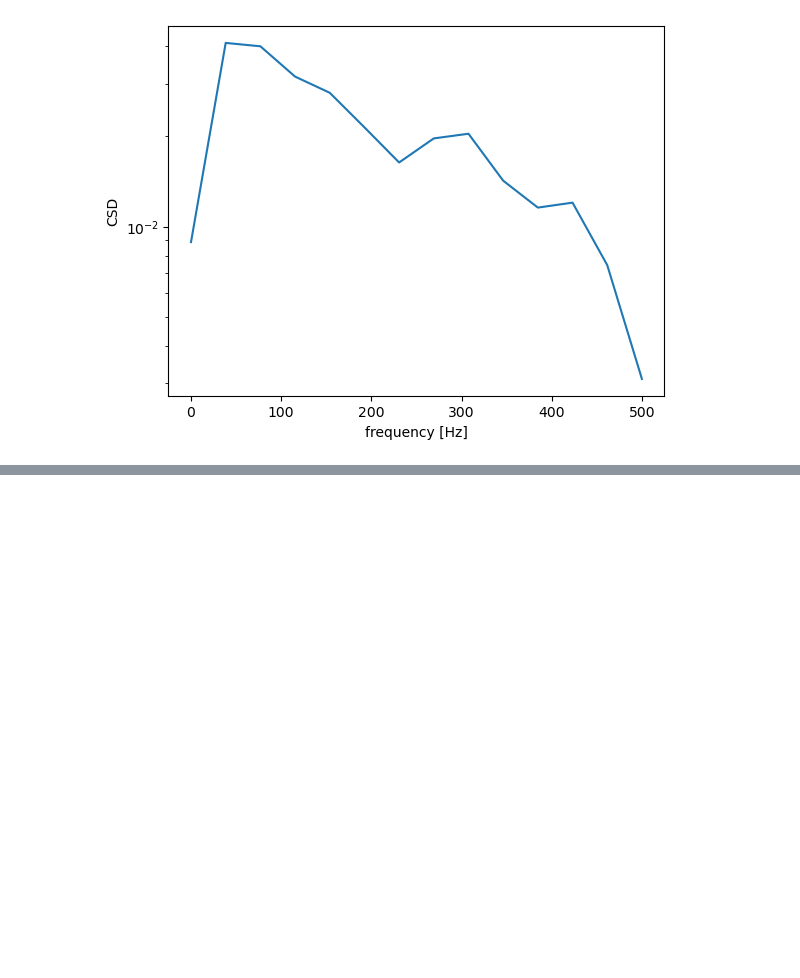
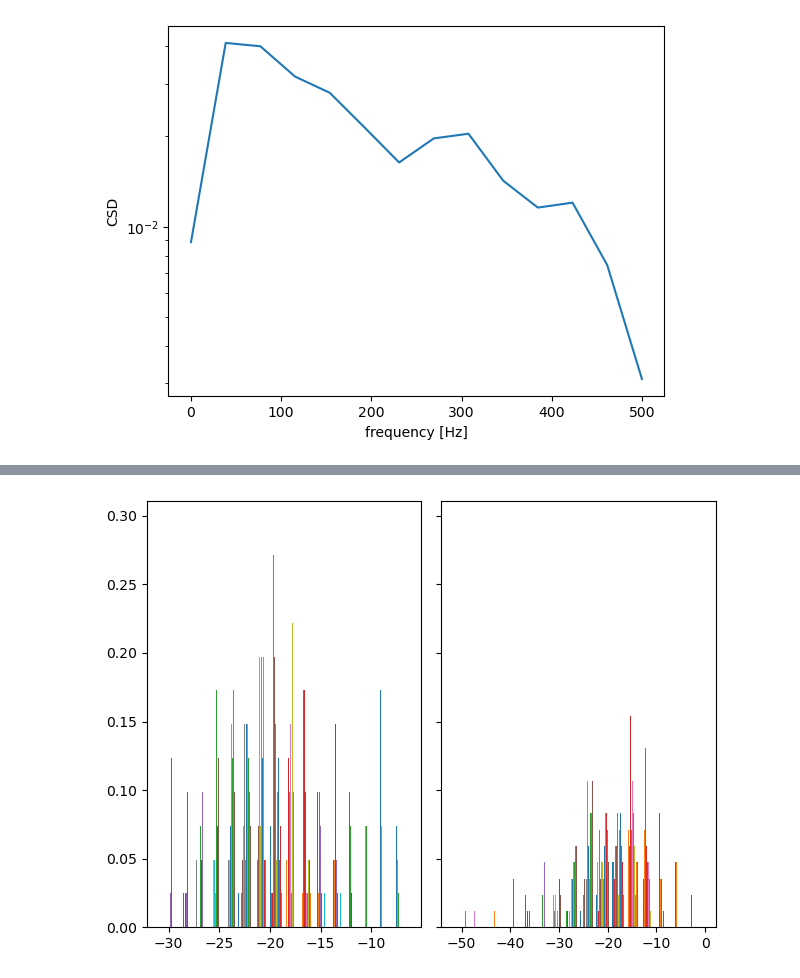
Before and after one commit to neoayanami/meg-encoding, a Jupyter notebook: code/run_train.ipynb, the cells around one changed output, grey strips where cells are left out. Drawn from its saved outputs; the diff is of its cells as text; code cells hidden in the pictures; blank space fills up the shorter version.

```diff
--- a/code/run_train.ipynb
+++ b/code/run_train.ipynb
@@ -274,0 +351,16 @@ plt.show()
+# %%
+# KULLBACK DIVERGENCE
+
+fig, axs = plt.subplots(1, 2, sharey=True, tight_layout=True)
+
+N_pred, bins_pred, patches_pred = axs[0].hist(pred_meg_y[202, 0], bins=16, density=True)
+N_real, bins_real, patches_real = axs[1].hist(real_target[202, 0], bins=16, density=True)
+
+mean_pred = np.mean(N_pred, axis=0)
+mean_real = np.mean(N_real, axis=0)
+
+kl = entropy(N_real, qk=N_pred, axis=0)
+kl_mean = entropy(mean_real, qk=mean_pred)
+kl_divergence = np.sum(mean_real * np.log((mean_real) / (mean_pred)))
+# %% [output]
+[figure, added]
```
Also changed, not shown: parts of 6 cells of this notebook, 1 other file.
